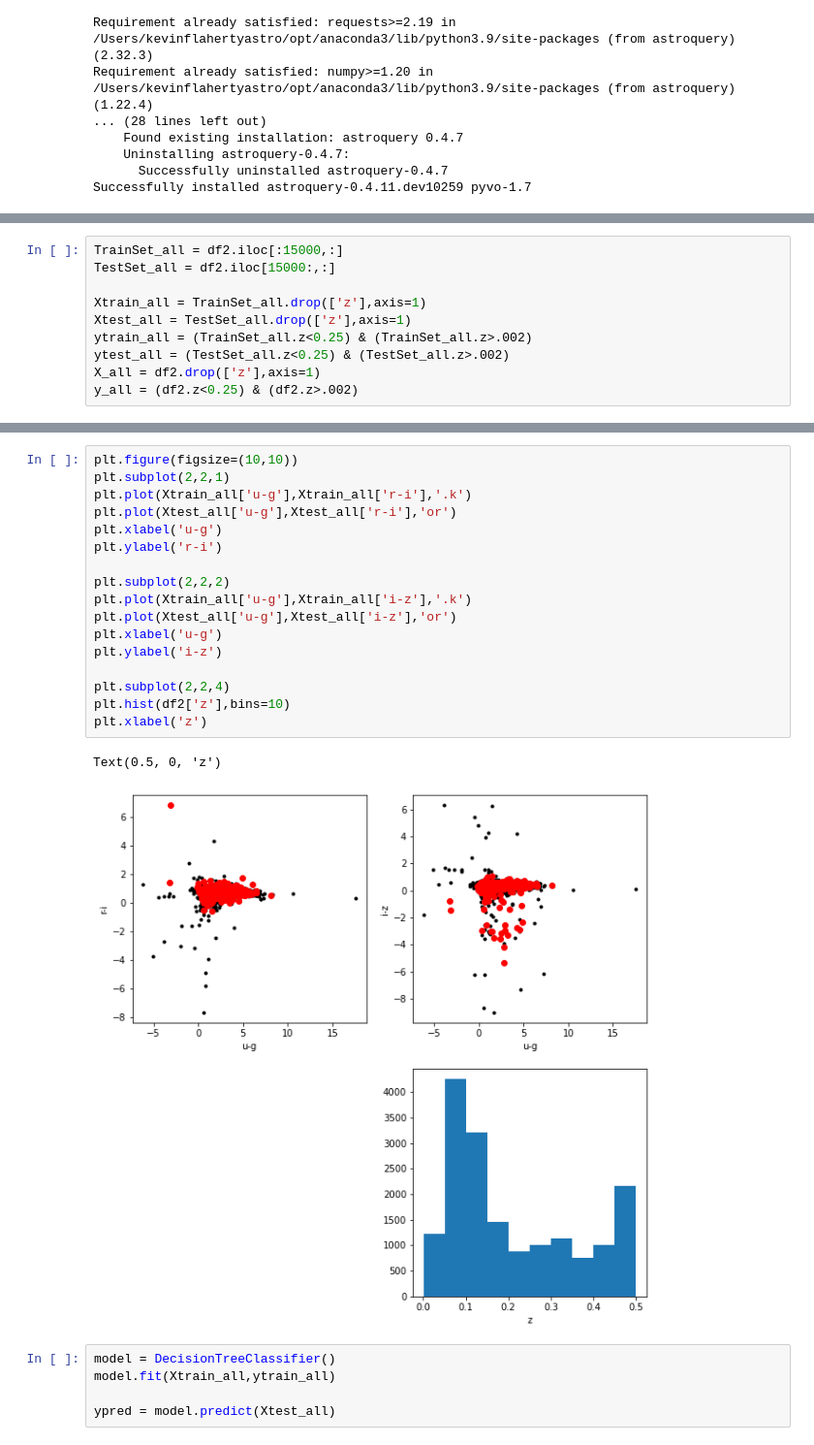
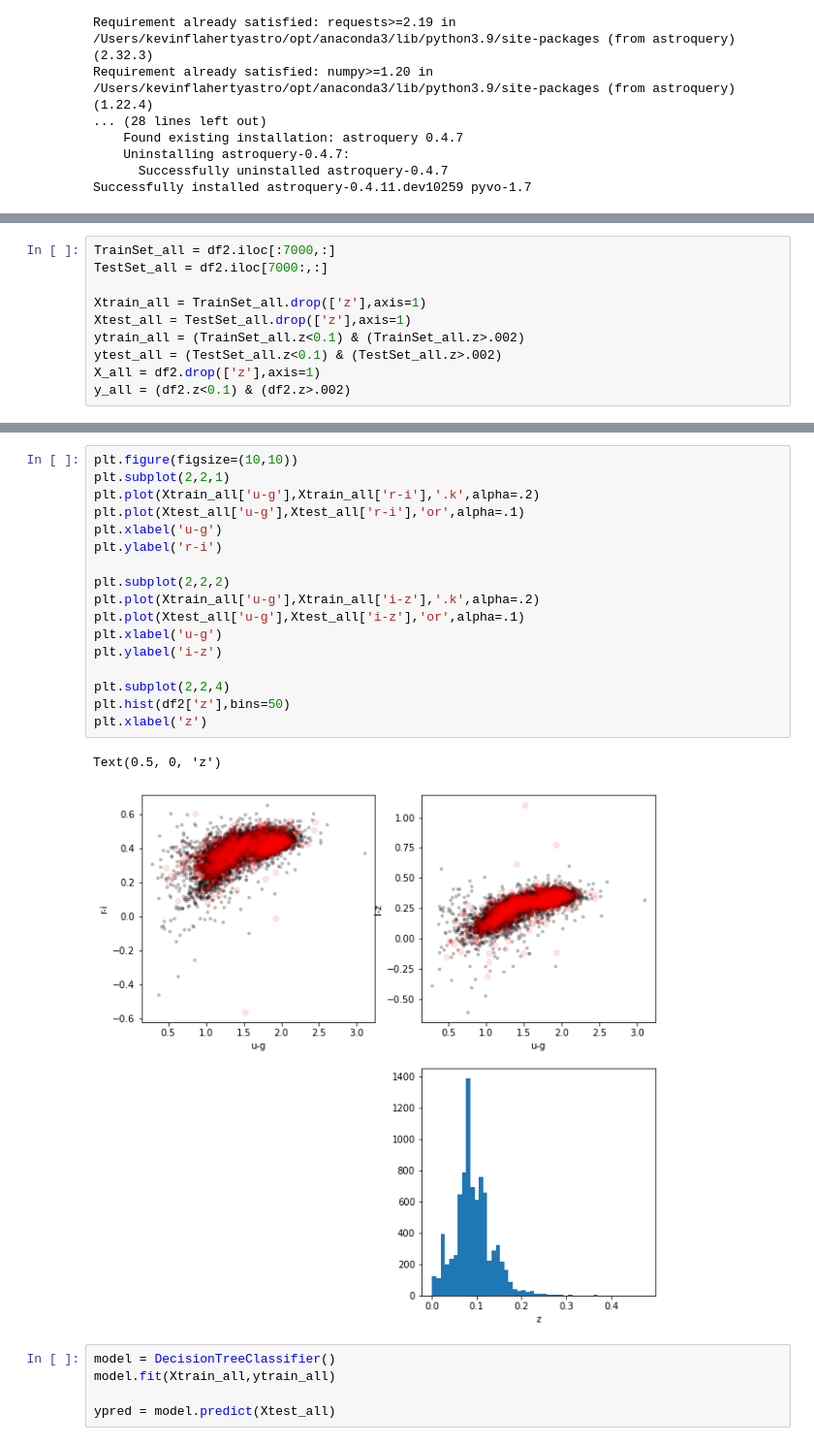
Before and after one commit to kevin-flaherty/Astro211, a Jupyter notebook: Lab8_MachineLearning/MachineLearning.ipynb, the cells around one changed output, grey strips where cells are left out. Shown at 97% size. Cells and saved outputs as stored; diff of their text form.

```diff
--- a/Lab8_MachineLearning/MachineLearning.ipynb
+++ b/Lab8_MachineLearning/MachineLearning.ipynb
@@ -565,13 +603,13 @@ y_all = (df.z<0.25) & (df.z>.002)
 # %%
-TrainSet_all = df2.iloc[:15000,:]
-TestSet_all = df2.iloc[15000:,:]
+TrainSet_all = df2.iloc[:7000,:]
+TestSet_all = df2.iloc[7000:,:]
 
 Xtrain_all = TrainSet_all.drop(['z'],axis=1)
 Xtest_all = TestSet_all.drop(['z'],axis=1)
-ytrain_all = (TrainSet_all.z<0.25) & (TrainSet_all.z>.002)
-ytest_all = (TestSet_all.z<0.25) & (TestSet_all.z>.002)
+ytrain_all = (TrainSet_all.z<0.1) & (TrainSet_all.z>.002)
+ytest_all = (TestSet_all.z<0.1) & (TestSet_all.z>.002)
 X_all = df2.drop(['z'],axis=1)
-y_all = (df2.z<0.25) & (df2.z>.002)
+y_all = (df2.z<0.1) & (df2.z>.002)
 # %%
 plt.figure(figsize=(10,10))
 plt.subplot(2,2,1)
@@ -601,23 +639,23 @@ KeyError: 'modelmag_g'
 # %%
 plt.figure(figsize=(10,10))
 plt.subplot(2,2,1)
-plt.plot(Xtrain_all['u-g'],Xtrain_all['r-i'],'.k')
-plt.plot(Xtest_all['u-g'],Xtest_all['r-i'],'or')
+plt.plot(Xtrain_all['u-g'],Xtrain_all['r-i'],'.k',alpha=.2)
+plt.plot(Xtest_all['u-g'],Xtest_all['r-i'],'or',alpha=.1)
 plt.xlabel('u-g')
 plt.ylabel('r-i')
 
 plt.subplot(2,2,2)
-plt.plot(Xtrain_all['u-g'],Xtrain_all['i-z'],'.k')
-plt.plot(Xtest_all['u-g'],Xtest_all['i-z'],'or')
+plt.plot(Xtrain_all['u-g'],Xtrain_all['i-z'],'.k',alpha=.2)
+plt.plot(Xtest_all['u-g'],Xtest_all['i-z'],'or',alpha=.1)
 plt.xlabel('u-g')
 plt.ylabel('i-z')
 
 plt.subplot(2,2,4)
-plt.hist(df2['z'],bins=10)
+plt.hist(df2['z'],bins=50)
 plt.xlabel('z')
 # %% [output]
 Text(0.5, 0, 'z')
-[figure, old version]
+[figure, new version]
 # %%
 model = DecisionTreeClassifier()
 model.fit(Xtrain_all,ytrain_all)
```
Also changed, not shown: parts of 30 cells of this notebook, 27 other files.
